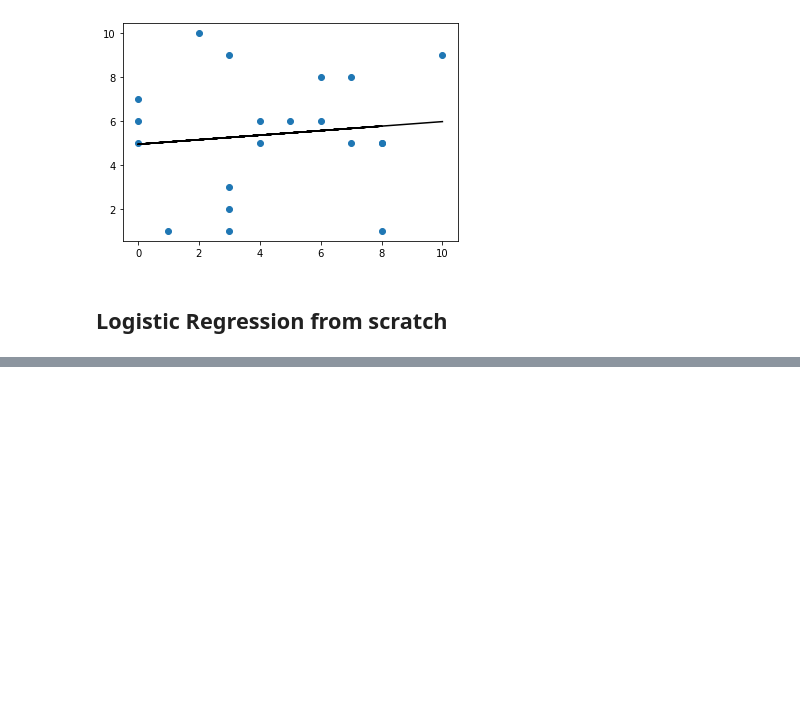
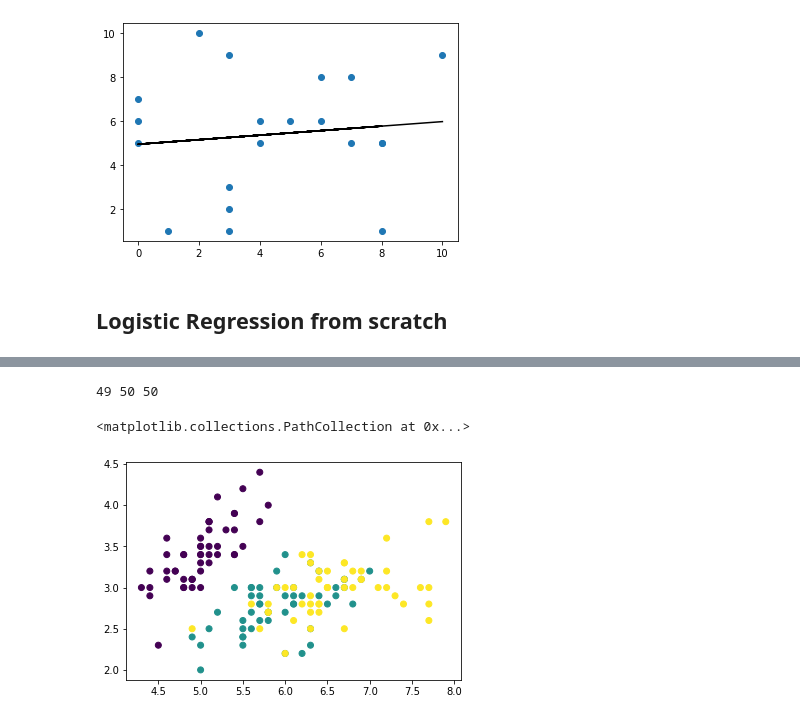
Before and after one commit to Diacod-I/Scratch-ML, a Jupyter notebook: MLScratch.ipynb, the cells around one changed output, grey strips where cells are left out. Saved outputs shown, nothing was run; the diff lists cells and outputs as text; code cells hidden in the pictures; blank space fills up the shorter version.

```diff
--- a/MLScratch.ipynb
+++ b/MLScratch.ipynb
@@ -96,0 +108,3 @@ R^2: 50.3277 %
+# %%
+data = pd.read_csv("iris.data")
+data
@@ -96,0 +149,5 @@ R^2: 50.3277 %
+# %%
+sepallength = data.iloc[:,0]
+classes = data.iloc[:,-1]
+sepalwidth = data.iloc[:,1]
+sepalwidth
@@ -96,0 +192,5 @@ R^2: 50.3277 %
+# %%
+classcode = {"Iris-setosa":1,"Iris-versicolor":2,"Iris-virginica":3}
+# %%
+classes = classes.replace(classcode)
+classes
@@ -96,0 +215,12 @@ R^2: 50.3277 %
+# %%
+n1 = classes[classes==1].count()
+n2 = classes[classes==2].count()
+n3 = classes[classes==3].count()
+print(n1,n2,n3)
+# %% [output]
+49 50 50
+# %%
+plt.scatter(sepallength,sepalwidth,c=classes)
+# %% [output]
+<matplotlib.collections.PathCollection at 0x...>
+[figure, added]
```
Also changed, not shown: parts of 10 cells of this notebook.
